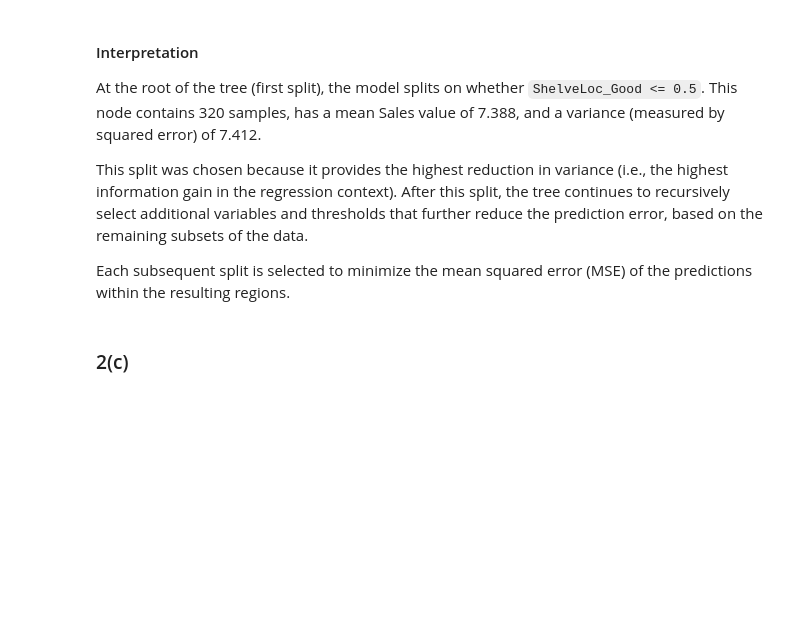
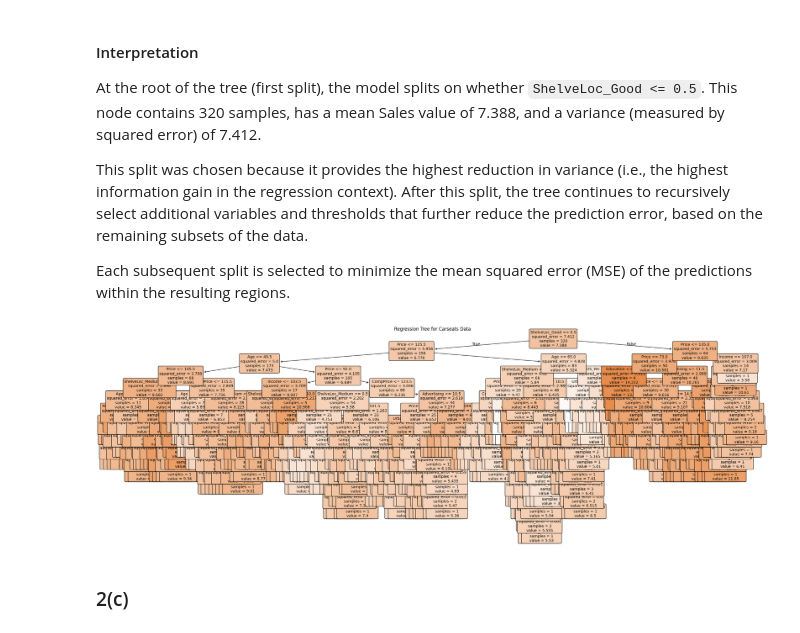
Before and after one commit to random-logic/sta141c-hw, a Jupyter notebook: HW4.ipynb, the cells around one changed output. Cells and saved outputs as stored; diff of their text form; code cells hidden in the pictures; blank space fills up the shorter version.

```diff
--- a/HW4.ipynb
+++ b/HW4.ipynb
@@ -118,6 +118,20 @@ At the root of the tree (first split), the model splits on whether `ShelveLoc_Go
 This split was chosen because it provides the highest reduction in variance (i.e., the highest information gain in the regression context). After this split, the tree continues to recursively select additional variables and thresholds that further reduce the prediction error, based on the remaining subsets of the data.
 
 Each subsequent split is selected to minimize the mean squared error (MSE) of the predictions within the resulting regions.
+# %%
+# Here is the full graph
+plt.figure(figsize=(30, 10))
+plot_tree(
+  tree_reg,
+  feature_names=X_train.columns,
+  filled=True,
+  rounded=True,
+  fontsize=10
+)
+plt.title("Regression Tree for Carseats Data")
+plt.show()
+# %% [output]
+[figure, added]
 # %% [markdown]
 ### 2(c)
 # %%
```
Also changed, not shown: parts of 20 cells of this notebook.
